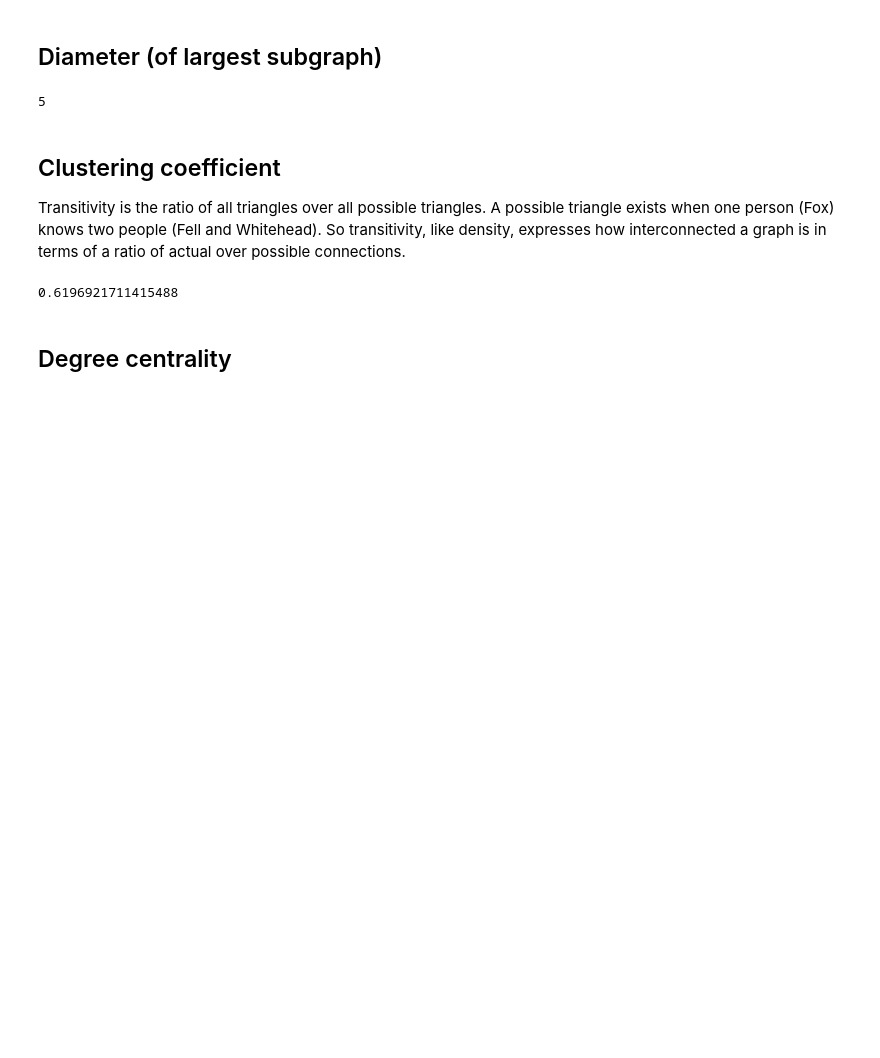
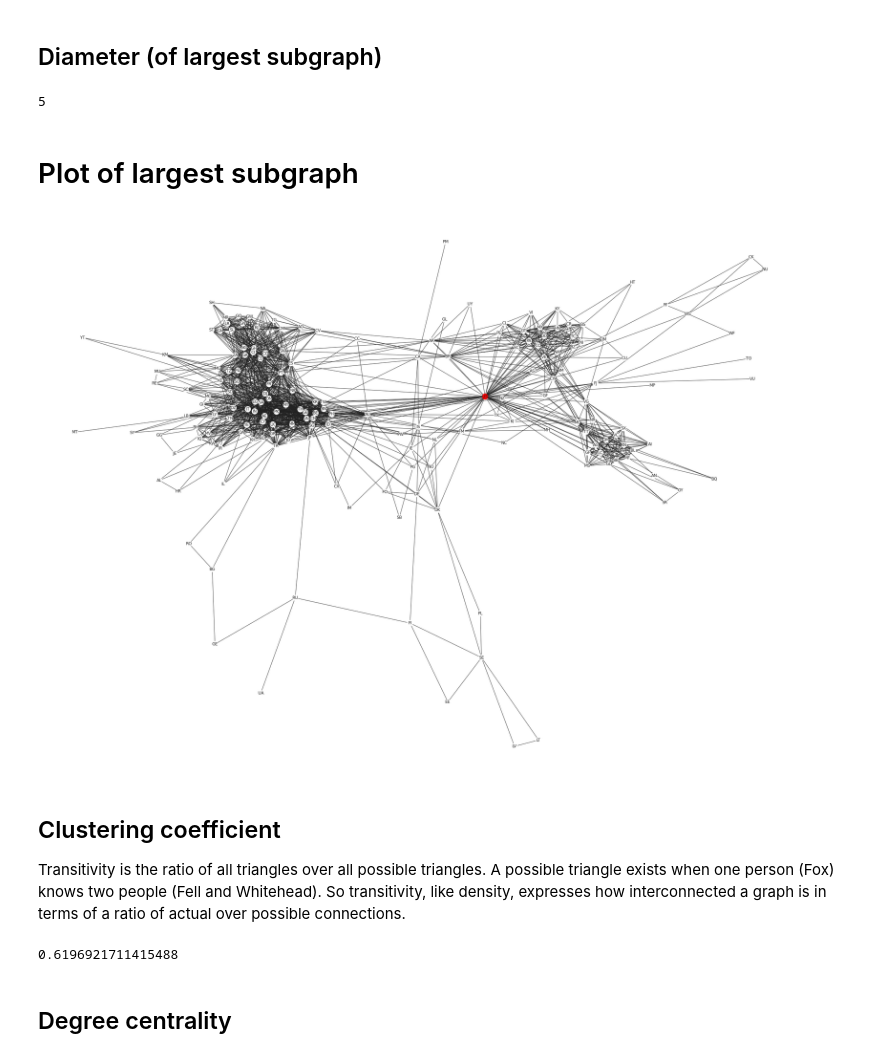
Before and after one commit to daylight-lab/undersea-cables, a Jupyter notebook: analysis.ipynb, the cells around one changed output. Cells and saved outputs as stored; diff of their text form; code cells hidden in the pictures; blank space fills up the shorter version.

```diff
--- a/analysis.ipynb
+++ b/analysis.ipynb
@@ -101,6 +121,12 @@ diameter = nx.diameter(subgraph)
 diameter
 # %% [output]
 5
+# %% [markdown]
+# Plot of largest subgraph
+# %%
+plot_net(subgraph)
+# %% [output]
+[figure, added]
 # %% [markdown]
 ## Clustering coefficient
 Transitivity is the ratio of all triangles over all possible triangles. A possible triangle exists when one person (Fox) knows two people (Fell and Whitehead). So transitivity, like density, expresses how interconnected a graph is in terms of a ratio of actual over possible connections.
```
Also changed, not shown: parts of 18 cells of this notebook.
